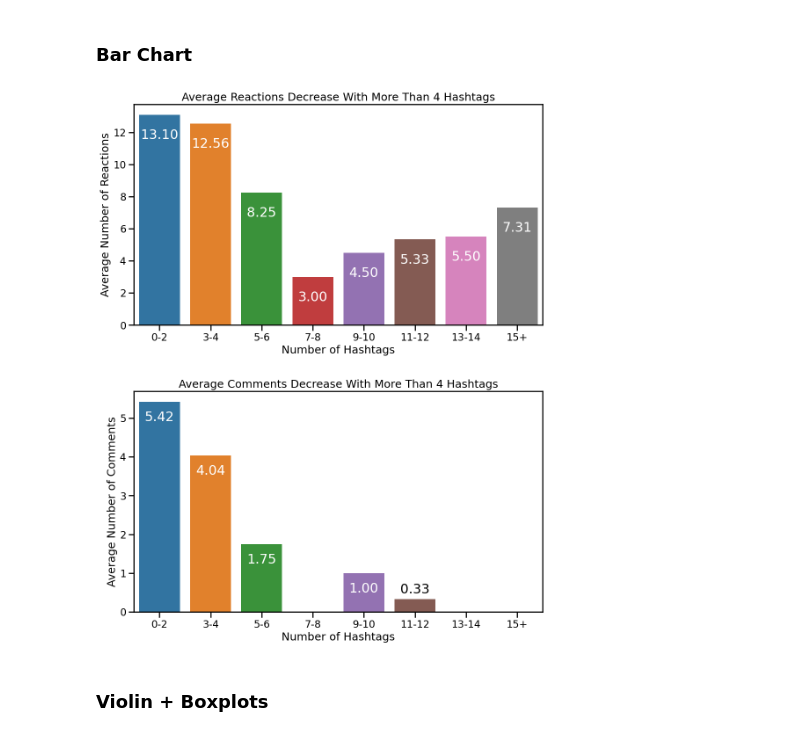
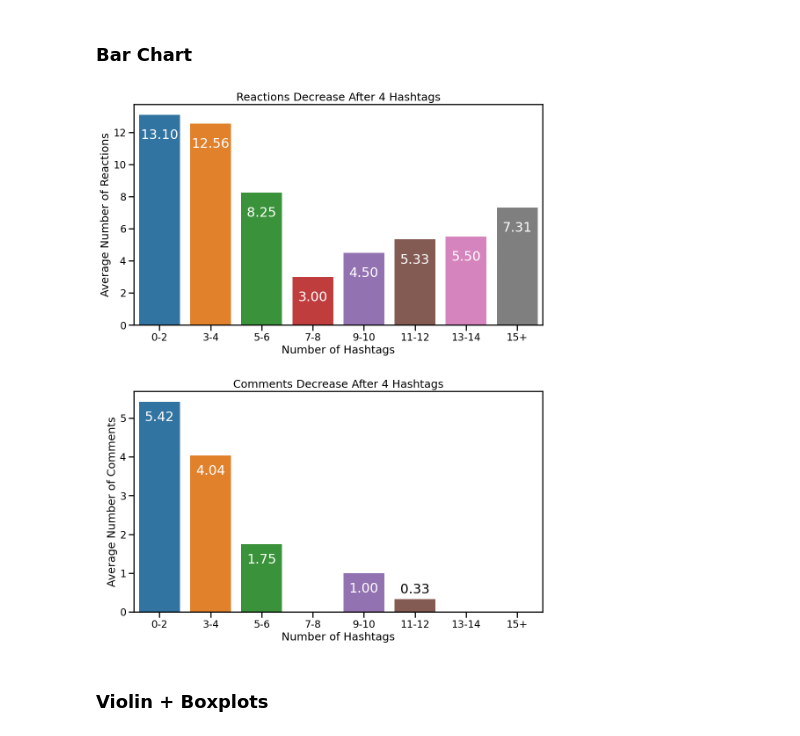
Before and after one commit to adamrossnelson/confident, a Jupyter notebook: notebooks/Confident Data Chapter 10.ipynb, the cells around one changed output. Saved outputs shown, nothing was run; the diff lists cells and outputs as text; code cells hidden in the pictures.

```diff
--- a/notebooks/Confident Data Chapter 10.ipynb
+++ b/notebooks/Confident Data Chapter 10.ipynb
@@ -224,13 +236,15 @@ df[['Reactions','Comments','Sentiment_ggl',
 | hashtags | -0.173567 | -0.226637 | -0.247328 | -0.163028 | 0.025836 | 0.258551 | -0.295371 | ... |
 # %%
 # Create a grid of subplots
-fig, axes = plt.subplots(figsize=(12, 20),
-                         ncols=2, nrows=5,
-                         squeeze=False)
+fig, axes = plt.subplots(
+    figsize=(12, 20),
+    ncols=2, nrows=5,
+    squeeze=False)
+
 # Adjust the spacing between the subplots
 plt.subplots_adjust(hspace=0.5, wspace=0.3)
 
-# Define a list of tuples containing variable names + corresponding titles
+# Tuple list of var names and titles
 variables = [
     ('Sentiment_ggl', 'Google Sentiment'),
     ('Magnitude_ggl', 'Google Magnitude'),
@@ -240,77 +254,99 @@ variables = [
 
 # Iterate through list of variables and titles
 for i, (var, title) in enumerate(variables):
-    # Iterate through outcomes ('Reactions' + 'Comments')
+
+    # Iterate through outcomes
+    # ('Reactions' + 'Comments')
     for j, outcome in enumerate(['Reactions', 'Comments']):
-        # Create seaborn regplot for each variable combination and outcome
+
+        # Create seaborn regplot for each
+        # variable combination and outcome
         sns.regplot(
             data=df, ax=axes[i, j],
             x=var, y=outcome,
             scatter_kws={'s': 10}
-        ).set_title(title)  # Set title for each subplot
+        ).set_title(title)  # Set subplot titles
 # %% [output]
 [figure]
 # %% [markdown]
 ### Bar Chart
 # %%
 # Generate bar charts to explore hashtags
-fig, axes = plt.subplots(figsize=(12, 15), nrows=2, ncols=1)
+fig, axes = plt.subplots(
+    figsize=(12, 15), nrows=2, ncols=1)
 plt.subplots_adjust(hspace=0.3, wspace=0.3)
 
 # Define custom categories for the ordinal variable
-categories = ['0-2', '3-4', '5-6', '7-8', '9-10', '11-12', '13-14', '15+']
+categories = ['0-2', '3-4', '5-6',
+              '7-8', '9-10', '11-12',
+              '13-14', '15+']
 
 # Convert the discrete variable to an ordinal
-df['hash_cat'] = pd.cut(df['hashtags'],
-                        bins=[0, 3, 5, 7, 9, 11, 13, 15, 1000],
-                        labels=categories).astype('category')
+df['hash_cat'] = pd.cut(
+    df['hashtags'],
+    bins=[0, 3, 5, 7, 9, 11, 13, 15, 1000],
+    labels=categories).astype('category')
 
 # Calculate reactions + comments by hash_cat
-reaction_by_hash = df.groupby('hash_cat')['Reactions'].mean()
-comments_by_hash = df.groupby('hash_cat')['Comments'].mean()
+reaction_by_hash = df.groupby(
+    'hash_cat')['Reactions'].mean()
+comments_by_hash = df.groupby(
+    'hash_cat')['Comments'].mean()
 
 # Create a bar chart for reactions by hash_cat
-sns.barplot(x=reaction_by_hash.index, y=reaction_by_hash.values, ax=axes[0])
+sns.barplot(x=reaction_by_hash.index,
+            y=reaction_by_hash.values,
+            ax=axes[0])
 
 # Add labels to the bars
 for i, v in enumerate(reaction_by_hash):
     axes[0].text(i, v-1.5, "{:.2f}".format(v),
             color='white',
             size='large',
             ha="center")
 
 # Set the title and axis labels
-axes[0].set_title('Average Reactions Decrease With More Than 4 Hashtags')
-axes[0].set_xlabel('Number of Hashtags')
-axes[0].set_ylabel('Average Number of Reactions')
+axes[0].set_title(
+    'Reactions Decrease After 4 Hashtags')
+axes[0].set_xlabel(
+    'Number of Hashtags')
+axes[0].set_ylabel(
+    'Average Number of Reactions')
 
 # Create a bar chart for comments by hash_cat
-sns.barplot(x=comments_by_hash.index, y=comments_by_hash.values, ax=axes[1])
+sns.barplot(x=comments_by_hash.index,
+            y=comments_by_hash.values,
+            ax=axes[1])
 
 # Add labels to the bars
 for i, v in enumerate(comments_by_hash):
+
     # Place height label when value is >= 1
     if v >= 1:
         axes[1].text(i, v-.5, "{:.2f}".format(v),
                 color='white',
                 size='large',
                 ha="center")
+
     # Place height lable when value is < 1
     elif (v < 1) & (v != 0):
         axes[1].text(i, v+.15, "{:.2f}".format(v),
                 color='black',
                 size='large',
                 ha="center")
 
 # Set the title and axis labels
-axes[1].set_title('Average Comments Decrease With More Than 4 Hashtags')
-axes[1].set_xlabel('Number of Hashtags')
-axes[1].set_ylabel('Average Number of Comments')
+axes[1].set_title(
+    'Comments Decrease After 4 Hashtags')
+axes[1].set_xlabel(
+    'Number of Hashtags')
+axes[1].set_ylabel(
+    'Average Number of Comments')
 
 # Display the charts
 plt.show()
 # %% [output]
-[figure, old version]
+[figure, new version]
 # %% [markdown]
 ### Violin + Boxplots
 # %%
```
Also changed, not shown: parts of 26 cells of this notebook.
